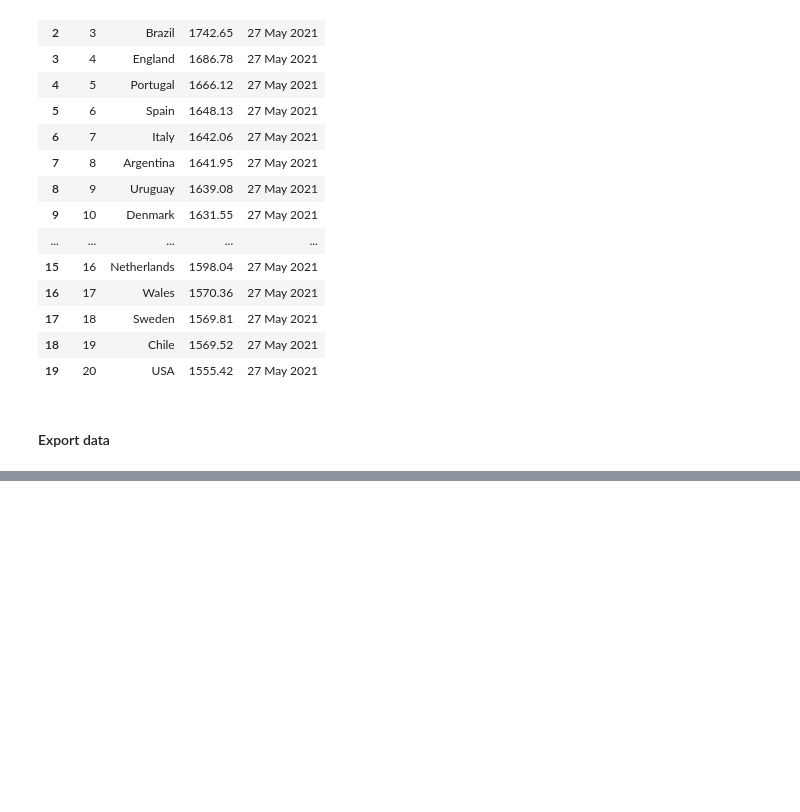
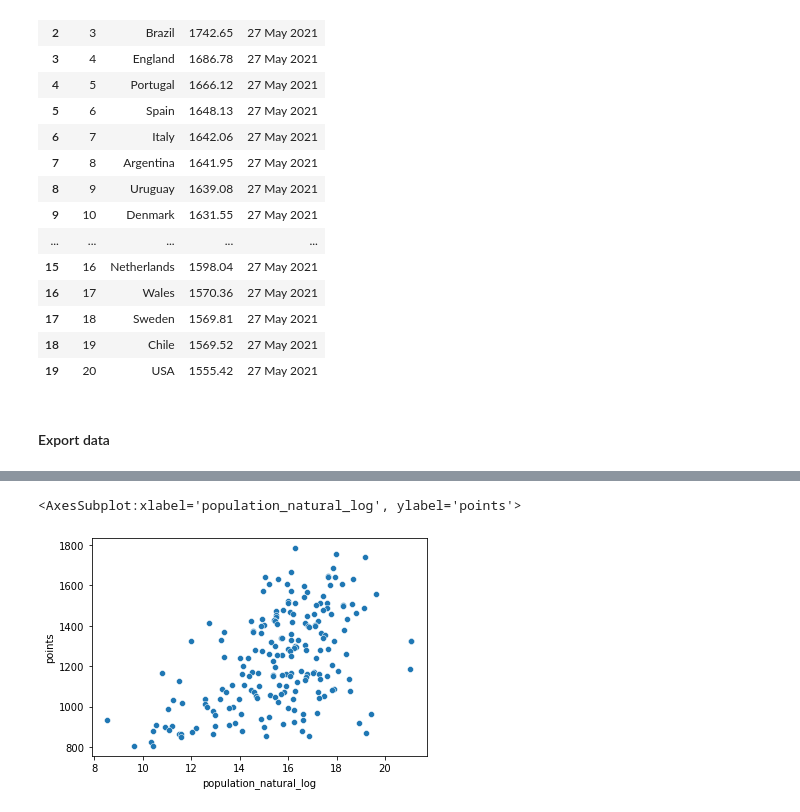
Before and after one commit to kennethleungty/FIFA-Football-World-Rankings, a Jupyter notebook: 01_FIFA_Rankings_Data_Acquisition_Preparation.ipynb, the cells around one changed output, grey strips where cells are left out. Cells and saved outputs as stored; diff of their text form; code cells hidden in the pictures; blank space fills up the shorter version.

```diff
--- a/01_FIFA_Rankings_Data_Acquisition.ipynb
+++ b/01_FIFA_Rankings_Data_Acquisition_Preparation.ipynb
@@ -222,0 +255,9 @@ master_df.head(20)
+# %%
+# Merge country flag URL with master dataframe
+master_df_flag = master_df.merge(country_flags, how = 'left', left_on='country', right_on='Country')
+
+# Drop extra Country column
+master_df_flag.drop(columns=['Country'], inplace=True)
+
+# List of countries without flag image
+master_df_flag[master_df_flag['ImageURL'].isnull()]['country'].unique()
@@ -222,0 +289,3 @@ master_df.head(20)
+# %%
+country_pop = pd.read_excel('./data/country_population_2020.xlsx')
+country_pop.head()
@@ -222,0 +300,8 @@ master_df.head(20)
+# %%
+master_df_flag_pop = master_df_flag.merge(country_pop, how = 'left', left_on='country', right_on='Country')
+
+# Drop extra Country column
+master_df_flag_pop.drop(columns=['Country'], inplace=True)
+
+# List of countries without flag image
+master_df_flag_pop[master_df_flag_pop['Population'].isnull()]['country'].unique()
@@ -222,0 +317,20 @@ master_df.head(20)
+# %%
+# Create log population
+master_df_flag_pop['population_natural_log'] = np.log(master_df_flag_pop['Population'])
+
+# Rename columns
+master_df_flag_pop.columns = ['rank', 'country', 'points', 'date', 'image_url', 'population',
+                             'yearly_change', 'net_change', 'density', 'land_area', 'net_migrants',
+                             'fertility_rate', 'median_age', 'urban_pop_percentage', 'world_share',
+                             'population_log']
+
+# Rearrange columns
+master_df_flag_pop = master_df_flag_pop[['country', 'rank', 'points', 'date', 'image_url', 'population',
+                                         'yearly_change', 'net_change', 'density', 'land_area', 'net_migrants',
+                                         'fertility_rate', 'median_age', 'urban_pop_percentage', 'world_share',
+                                         'population_log']]
+
+# Export dataset
+master_df_flag_pop.to_csv('./data/FIFA_World_Rankings_Processed_20210610.csv', index=False)
+
+master_df_flag_pop.head()
@@ -222,0 +345,6 @@ master_df.head(20)
+# %%
+# Explore most recent date data
+latest_date = master_df_flag_pop.iloc[0]['date']
+master_df_flag_pop_latest = master_df_flag_pop[master_df_flag_pop['date'] == latest_date]
+sns.scatterplot(data=master_df_flag_pop_latest, x="population_natural_log", y="points")
+# %% [output]
@@ -222,0 +352,2 @@ master_df.head(20)
+<AxesSubplot:xlabel='population_natural_log', ylabel='points'>
+[figure, added]
```
Also changed, not shown: parts of 13 cells of this notebook, 2 other files.
